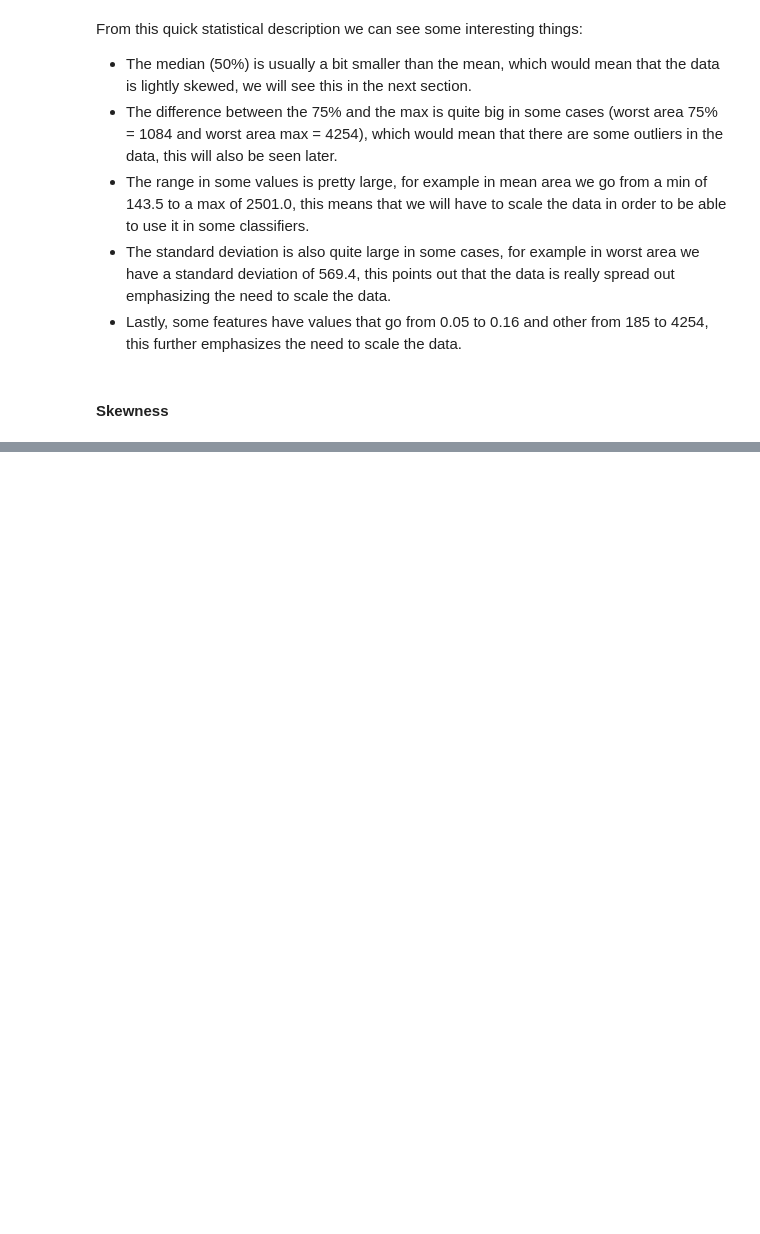
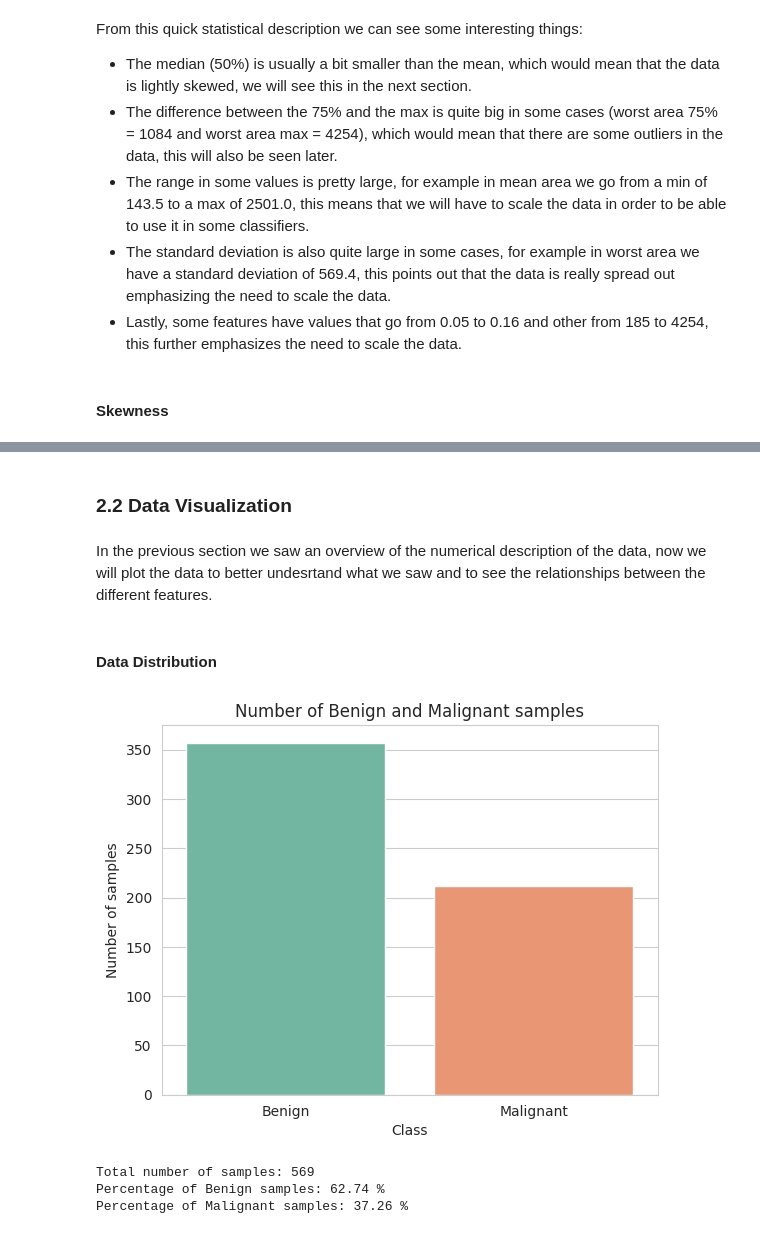
Before and after one commit to LittleHaku/BreastCancer-ClassifierAnalysis, a Jupyter notebook: BreastCancer_Classifier_Comparison.ipynb, the cells around one changed output, grey strips where cells are left out. Saved outputs shown, nothing was run; the diff lists cells and outputs as text; code cells hidden in the pictures; blank space fills up the shorter version.

```diff
--- a/BreastCancer_Classifier_Comparison.ipynb
+++ b/BreastCancer_Classifier_Comparison.ipynb
@@ -25,3 +22,13 @@ data = load_breast_cancer()
+# %%
+# Load the data
+data = load_breast_cancer()
+
+# Create a dataframe
+df = pd.DataFrame(data.data, columns=data.feature_names)
+df['target'] = data.target
+# Swap the 0s and 1s in the target column so that 0 is benign and 1 is malignant
+# It is just personal preference, I think it is easier to read this way
+df['target'] = df['target'].apply(lambda x: 0 if x == 1 else 1)
 # %% [markdown]
 ### Basic information about the dataset
 # %%
@@ -91,0 +126,36 @@ From this quick statistical description we can see some interesting things:
+# %% [markdown]
+### 2.2 Data Visualization
+# %% [markdown]
+In the previous section we saw an overview of the numerical description of the data, now we will plot the data to better undesrtand what we saw and to see the relationships between the different features.
+# %% [markdown]
+#### Data Distribution
+# %%
+# Copy of the dataframe but replacing the class numbers with the class names
+labeled_df = df.copy()
+labeled_df['target'] = labeled_df['target'].replace({0: 'Benign', 1: 'Malignant'})
+
+sns.set_style("whitegrid")
+
+# Custom color palette so that malignant are red
+set2_palette = sns.color_palette('Set2')
+set2_palette[0], set2_palette[1] = set2_palette[1], set2_palette[0]
+
+# Set the modified 'Set2' palette as the default palette
+sns.set_palette(set2_palette)
+
+sns.countplot(x='target', hue='target', data=labeled_df, legend=False, order=['Benign', 'Malignant'])
+
+plt.title('Number of Benign and Malignant samples')
+plt.xlabel("Class")
+plt.ylabel("Number of samples")
+
+plt.show()
+
+print('Total number of samples:', len(df))
+print('Percentage of Benign samples:', round(df['target'].value_counts()[0] / len(df) * 100, 2), '%')
+print('Percentage of Malignant samples:', round(df['target'].value_counts()[1] / len(df) * 100, 2), '%')
+# %% [output]
+[figure, added]
+Total number of samples: 569
+Percentage of Benign samples: 62.74 %
+Percentage of Malignant samples: 37.26 %
```
Also changed, not shown: parts of 8 cells of this notebook.
